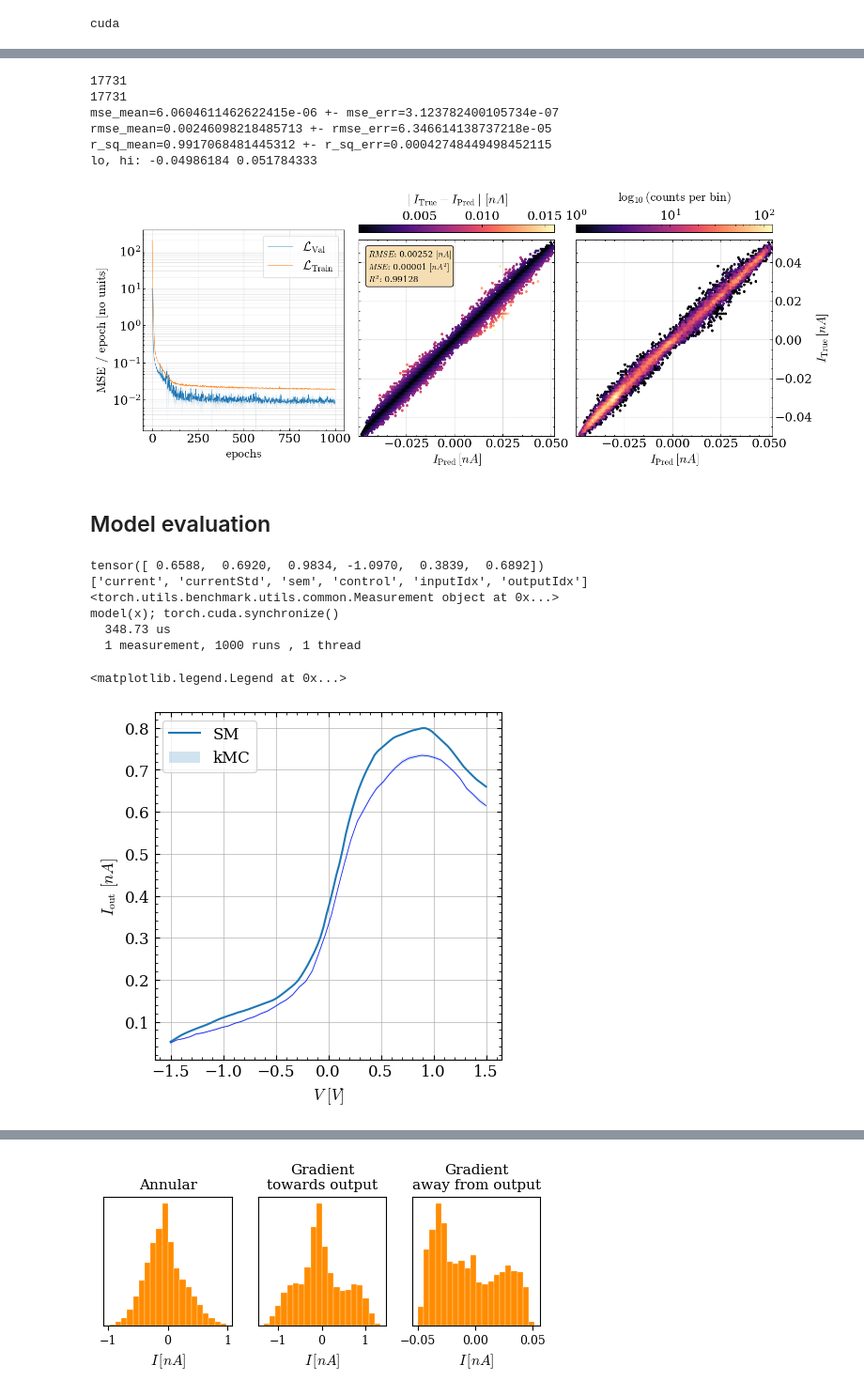
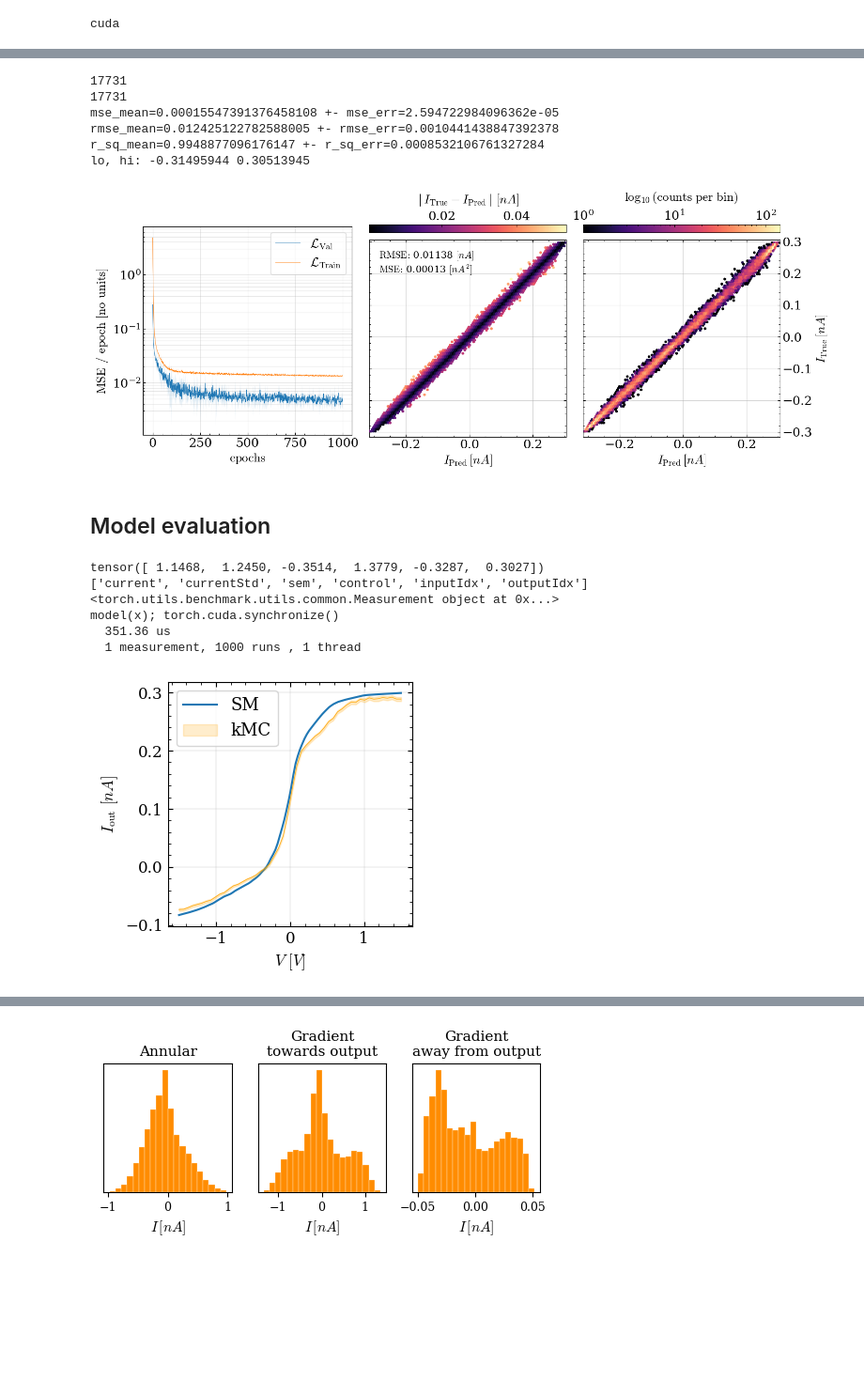
Before and after one commit to jwass1997/kmc_project, a Jupyter notebook: scripts/python_scripts/model_comparision.ipynb, the cells around one changed output, grey strips where cells are left out. Shown at 94% size. Cells and saved outputs as stored; diff of their text form; code cells hidden in the pictures; blank space fills up the shorter version.

```diff
--- a/scripts/python_scripts/model_comparision.ipynb
+++ b/scripts/python_scripts/model_comparision.ipynb
@@ -255,7 +255,6 @@ mpl.rcParams.update({
     "font.family": "serif",
     "mathtext.fontset": "cm",
 })
-
 
 n = 2
 num_epochs = 1000
@@ -471,35 +470,58 @@ ax[2].set_xlabel(r'$I_{\mathrm{Pred}} \, [nA]$')
 ax[2].set_ylabel(r'$I_{\mathrm{True}} \, [nA]$')
 ax[2].yaxis.set_label_position("right")
 
-plot_text = (
+"""plot_text = (
     rf'$RMSE$: {rmses[n_run]:.5f} $[nA]$' + '\n' +
     rf'$MSE$: {mses[n_run]:.5f} $[nA^2]$' + '\n' +
     f'$R^2$: {r_sqs[n_run]:.5f}'
+)"""
+
+plot_text = (
+    rf'$\mathrm{{RMSE}}$: {rmses[n_run]:.5f} $[nA]$' + '\n' +
+    rf'$\mathrm{{MSE}}$: {mses[n_run]:.5f} $[nA^2]$' + '\n'
 )
 
-props = dict(boxstyle='round', facecolor='wheat', alpha=1)
+"""props = dict(boxstyle='round', facecolor='wheat', alpha=1)
 ax[1].text(
     x=0.05, y=0.95, s=plot_text, transform=ax[1].transAxes,
     bbox=props, va='top', ha='left', zorder=6, fontsize=12
+)"""
+ax[1].text(
+    x=0.05, y=0.95, s=plot_text, transform=ax[1].transAxes,
+    va='top', ha='left', zorder=6, fontsize=14
 )
 
 # Optional: give a bit more top room if labels feel cramped
 #fig.subplots_adjust(wspace=0.05)
 #fig.tight_layout()
-plt.savefig('train_val_parities_uniform_acceptors.pdf', bbox_inches='tight')
+#plt.savefig('train_val_parities_uniform_acceptors.pdf', bbox_inches='tight')
 plt.show()
 # %% [output]
 17731
 17731
-mse_mean=6.0604611462622415e-06 +- mse_err=3.123782400105734e-07
-rmse_mean=0.00246098218485713 +- rmse_err=6.346614138737218e-05
-r_sq_mean=0.9917068481445312 +- r_sq_err=0.00042748449498452115
-lo, hi: -0.04986184 0.051784333
+mse_mean=0.00015547391376458108 +- mse_err=2.594722984096362e-05
+rmse_mean=0.012425122782588005 +- rmse_err=0.0010441438847392378
+r_sq_mean=0.9948877096176147 +- r_sq_err=0.0008532106761327284
+lo, hi: -0.31495944 0.30513945
-[figure, old version]
+[figure, new version]
 # %% [markdown]
 ## Model evaluation
 # %%
-state_dict = torch.load(f"{data_dir}/sm_{dist_type}_baseline_3_epochs=1000_dp=0.1_bn=True_hd=90_ls=5_noise=True.pth", weights_only=False, map_location='cpu')
+import matplotlib as mpl
+mpl.rcParams.update({
+    "font.size": 12,          # base font (affects cbar label unless overridden)
+    "xtick.labelsize": 12,    # affects horizontal colorbar ticks
+    "ytick.labelsize": 12,    # affects vertical colorbar ticks
+    # Optional extras you may want:
+    "axes.titlesize": 12,
+    "axes.labelsize": 12,
+    "legend.fontsize": 13,
+    "font.family": "serif",
+})
+
+data_name = 'uni_1e7'
+data_dir = Path(f'/gpfs/bwfor/work/ws/hd_gy283-my_data/final_datasets/') / data_name
+state_dict = torch.load(f"{data_dir}/sm_{data_name}_baseline_3_epochs=1000_dp=0.1_bn=True_hd=90_ls=5_noise=True.pth", weights_only=False, map_location='cpu')
 model = CondSM(state_dict['layer_dims'], state_dict['dropout'], state_dict['batch_norm'])
 model.load_state_dict(state_dict['model_state_dict'])
 model.eval()
@@ -510,46 +532,51 @@ max_voltage = 1.5
 N = 100
 voltage_input_range = torch.linspace(min_voltage, max_voltage, N)
 """42 is standard seed"""
-torch.manual_seed(44)
+
+seed = 42
+torch.manual_seed(seed)
 control_voltages = min_voltage + (max_voltage - min_voltage) * torch.rand(size=(6, )).expand(N, -1)
 print(control_voltages[0, :])
 input_tensor = torch.cat([voltage_input_range[:, None], control_voltages], axis=-1)
 
 with torch.no_grad():
     input_tensor = input_tensor.to(device)
     i_out = model(input_tensor).detach().cpu()
 
-evaluation_data = np.load('/gpfs/bwfor/work/ws/hd_gy283-my_data/vMB_sm_evaluation_torch_seed=44.npz')
+file_name = f'uni_sm_evaluation_torch_seed={seed}'
+evaluation_data = np.load(f'/gpfs/bwfor/work/ws/hd_gy283-my_data/{file_name}.npz')
 print(evaluation_data.files)
 
 C = 1.602e-19
 i_sim = evaluation_data['current'] / C
 i_sim_err = 1.96 * evaluation_data['sem'] / C
 
 print(bench(model, input_tensor, 'cuda'))
 
-fig, ax = plt.subplots()
+fig, ax = plt.subplots(figsize=(4, 4))
 
 ax.minorticks_on()
 ax.tick_params(which='both', direction='in')
 ax.tick_params(top=True, right=True, which='both')
 
 ax.set_xlabel(r'$V \, \, [V]$')
 ax.set_ylabel(r'$I_{\mathrm{out}} \, \, [nA]$')
 
 ax.plot(voltage_input_range, i_out, label='SM', zorder=5)
-ax.fill_between(np.linspace(-1.5, 1.5, 50), i_sim - i_sim_err, i_sim + i_sim_err, alpha=.2, label='kMC', zorder=5)
-ax.plot(np.linspace(-1.5, 1.5, 50), i_sim, lw=.5, c='b', zorder=5)
-ax.grid(which='major', lw=0.5)
+ax.fill_between(np.linspace(-1.5, 1.5, 50), i_sim - i_sim_err, i_sim + i_sim_err, alpha=.2, label='kMC', zorder=5, color='orange')
+ax.plot(np.linspace(-1.5, 1.5, 50), i_sim, lw=.5, c='orange', zorder=5)
+ax.grid(which='major', lw=0.2)
 ax.set_box_aspect(1)
 
 plt.legend()
+#fig.tight_layout(pad=0.2)
+fig.subplots_adjust(left=0.25)
+plt.savefig(f'{file_name}.pdf', bbox_inches=None, pad_inches=0.0)
 # %% [output]
-tensor([ 0.6588,  0.6920,  0.9834, -1.0970,  0.3839,  0.6892])
+tensor([ 1.1468,  1.2450, -0.3514,  1.3779, -0.3287,  0.3027])
 ['current', 'currentStd', 'sem', 'control', 'inputIdx', 'outputIdx']
 <torch.utils.benchmark.utils.common.Measurement object at 0x...>
 model(x); torch.cuda.synchronize()
-  348.73 us
+  351.36 us
   1 measurement, 1000 runs , 1 thread
-<matplotlib.legend.Legend at 0x...>
-[figure, old version]
+[figure, new version]
```
Also changed, not shown: parts of 4 cells of this notebook, 43 other files.
